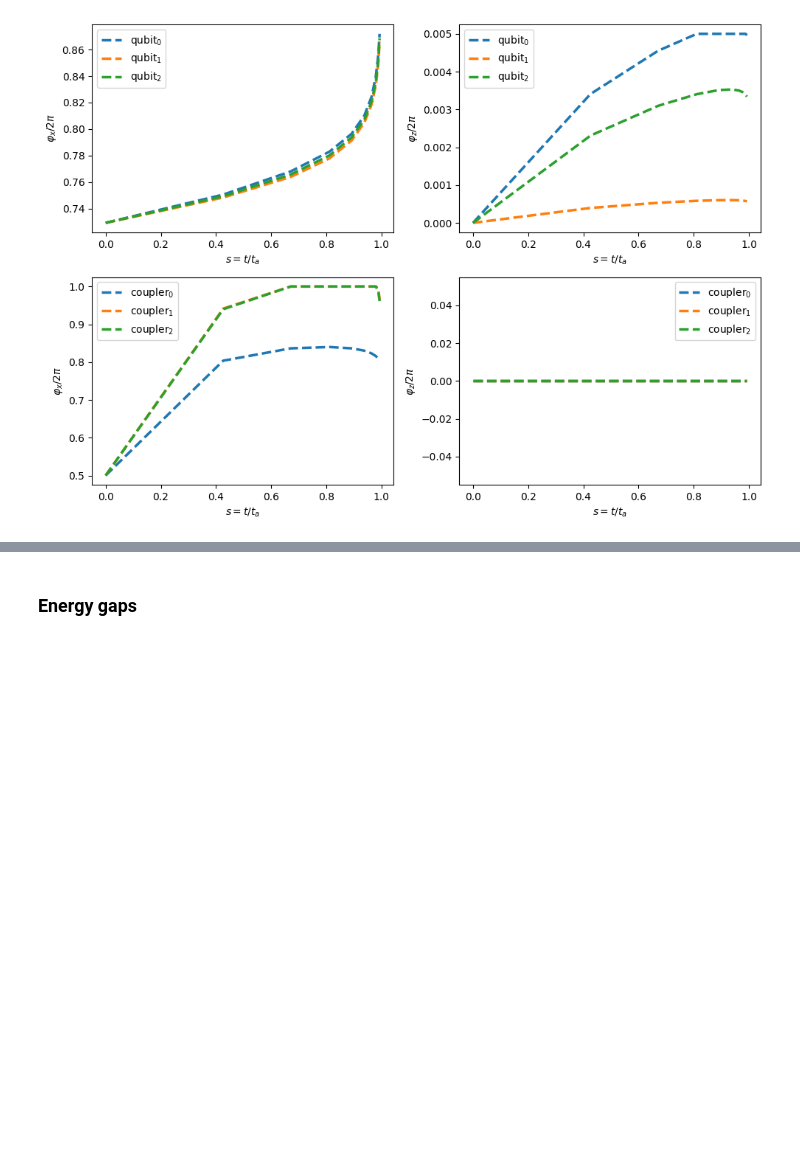
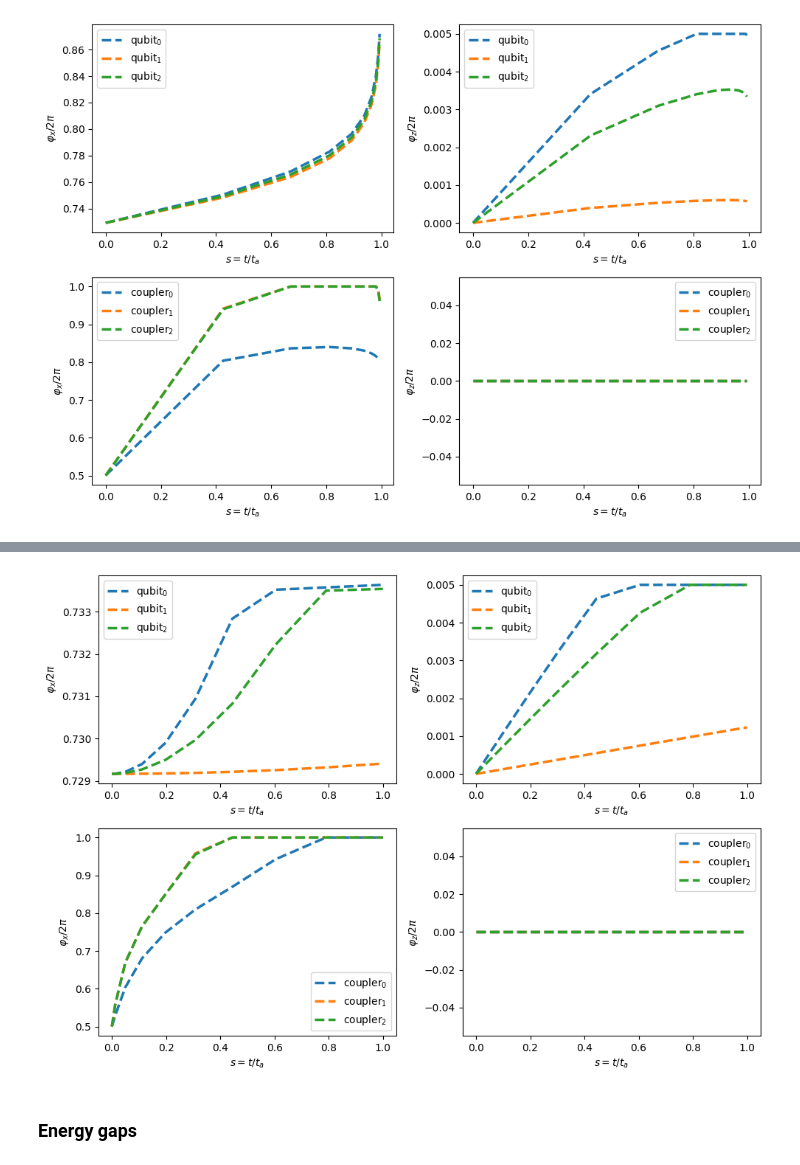
Before and after one commit to Piwakk/-F-PA-M-ETH-Hackathon, a Jupyter notebook: challenge_description/problem.ipynb, the cells around one changed output, grey strips where cells are left out. Cells and saved outputs as stored; diff of their text form; code cells hidden in the pictures; blank space fills up the shorter version.

```diff
--- a/challenge_description/problem.ipynb
+++ b/challenge_description/problem.ipynb
@@ -1158,0 +1170,6 @@ plt.show()
+# %%
+quadratic_fluxes = get_fluxes(ising_quadratic, "leastsq")
+print(quadratic_fluxes)
+
+quadratic_spectrum = get_schedule_spectrum(quadratic_fluxes, levels=5)
+print(quadratic_spectrum)
@@ -1159,3 +1212,40 @@ plt.show()
+# %%
+plt.clf();
+fig = plt.figure(num=1);
+fig.set_size_inches((10, 7))
+
+s = quadratic_schedule()(0, 1, 10)
+
+ax1 = plt.subplot(2, 2, 1)
+for i, qubit_index in enumerate(circuit.qubit_indices):
+    plt.plot(s, quadratic_fluxes["phix_"+str(qubit_index)]/2/np.pi, '--', color="C{0:d}".format(i), lw=2.5, label=r"qubit$_{0:d}$".format(i),)
+    plt.xlabel(r"$s=t/t_a$"); plt.ylabel(r"$\varphi_x/2\pi$")
+    plt.legend()
+
+ax2 = plt.subplot(2, 2, 2)
+for i, qubit_index in enumerate(circuit.qubit_indices):
+    plt.plot(s, quadratic_fluxes["phiz_"+str(qubit_index)]/2/np.pi, '--', color="C{0:d}".format(i), lw=2.5, label=r"qubit$_{0:d}$".format(i))
+    plt.xlabel(r"$s=t/t_a$"); plt.ylabel(r"$\varphi_z/2\pi$")
+    plt.legend()
+
+ax3 = plt.subplot(2, 2, 3)
+
+for i, coupler_index in enumerate(circuit.coupler_indices):
+    plt.plot(s, quadratic_fluxes["phix_"+str(coupler_index)]/2/np.pi, '--', color="C{0:d}".format(i), lw=2.5, label=r"coupler$_{0:d}$".format(i))
+    plt.xlabel(r"$s=t/t_a$"); plt.ylabel(r"$\varphi_x/2\pi$")
+    plt.legend()
+
+ax4 = plt.subplot(2, 2, 4)
+for i, coupler_index in enumerate(circuit.coupler_indices):
+    plt.plot(s, quadratic_fluxes["phiz_"+str(coupler_index)]/2/np.pi, '--', color="C{0:d}".format(i), lw=2.5, label=r"coupler$_{0:d}$".format(i))
+    plt.xlabel(r"$s=t/t_a$"); plt.ylabel(r"$\varphi_z/2\pi$")
+    plt.legend()
+
+
+plt.tight_layout()
+plt.show()
+# %% [output]
+[figure, added]
 # %% [markdown]
 ### Energy gaps
 # %% [markdown]
```
Also changed, not shown: parts of 11 cells of this notebook.
